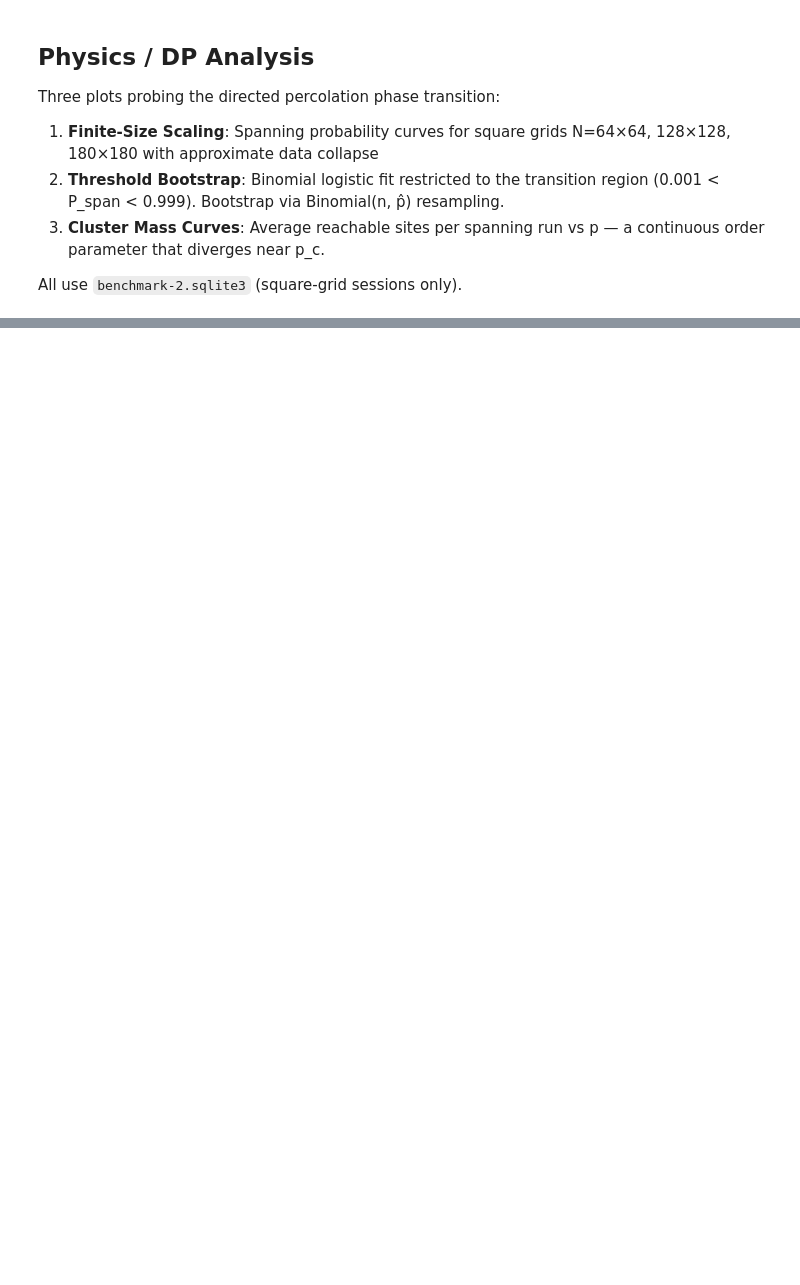
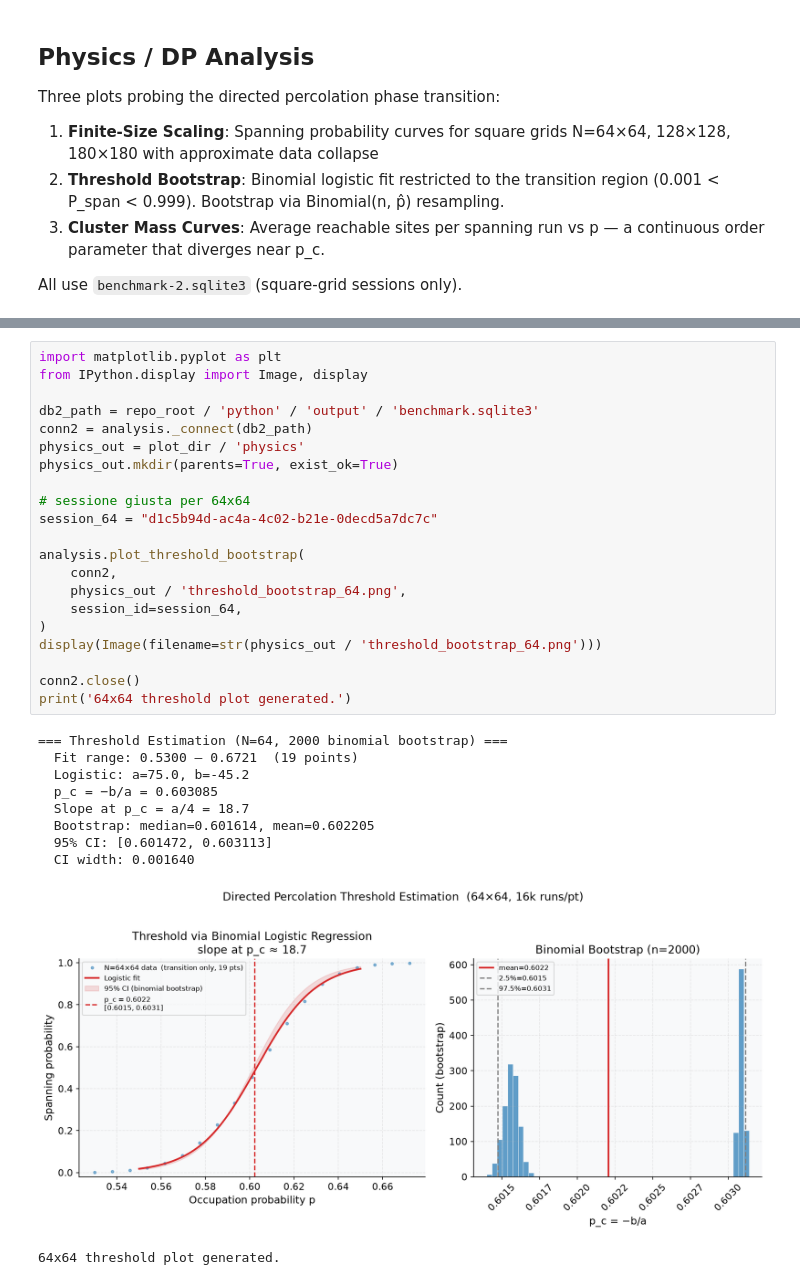
Before and after one commit to tusca99/FPGA-project, a Jupyter notebook: python/analysis_notebook.ipynb, the cells around one changed output, grey strips where cells are left out. Drawn from its saved outputs; the diff is of its cells as text; blank space fills up the shorter version.

```diff
--- a/python/analysis_notebook.ipynb
+++ b/python/analysis_notebook.ipynb
@@ -401,0 +409,32 @@ Physics plots generated.
+# %%
+import matplotlib.pyplot as plt
+from IPython.display import Image, display
+
+db2_path = repo_root / 'python' / 'output' / 'benchmark.sqlite3'
+conn2 = analysis._connect(db2_path)
+physics_out = plot_dir / 'physics'
+physics_out.mkdir(parents=True, exist_ok=True)
+
+# sessione giusta per 64x64
+session_64 = "d1c5b94d-ac4a-4c02-b21e-0decd5a7dc7c"
+
+analysis.plot_threshold_bootstrap(
+    conn2,
+    physics_out / 'threshold_bootstrap_64.png',
+    session_id=session_64,
+)
+display(Image(filename=str(physics_out / 'threshold_bootstrap_64.png')))
+
+conn2.close()
+print('64x64 threshold plot generated.')
+# %% [output]
+=== Threshold Estimation (N=64, 2000 binomial bootstrap) ===
+  Fit range: 0.5300 – 0.6721  (19 points)
+  Logistic: a=75.0, b=-45.2
+  p_c = −b/a = 0.603085
+  Slope at p_c = a/4 = 18.7
+  Bootstrap: median=0.601614, mean=0.602205
+  95% CI: [0.601472, 0.603113]
+  CI width: 0.001640
+[figure, added]
+64x64 threshold plot generated.
```
Also changed, not shown: parts of 9 cells of this notebook, 28 other files.
